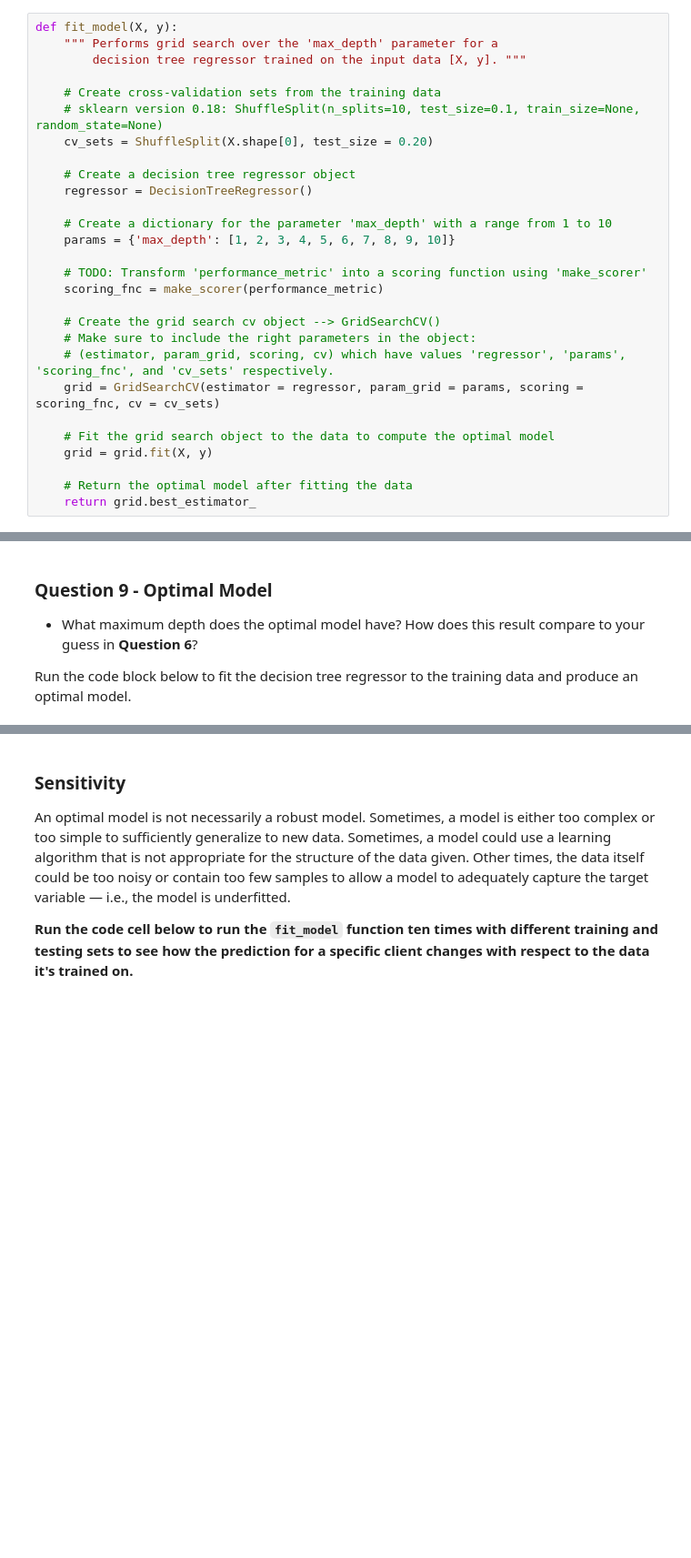
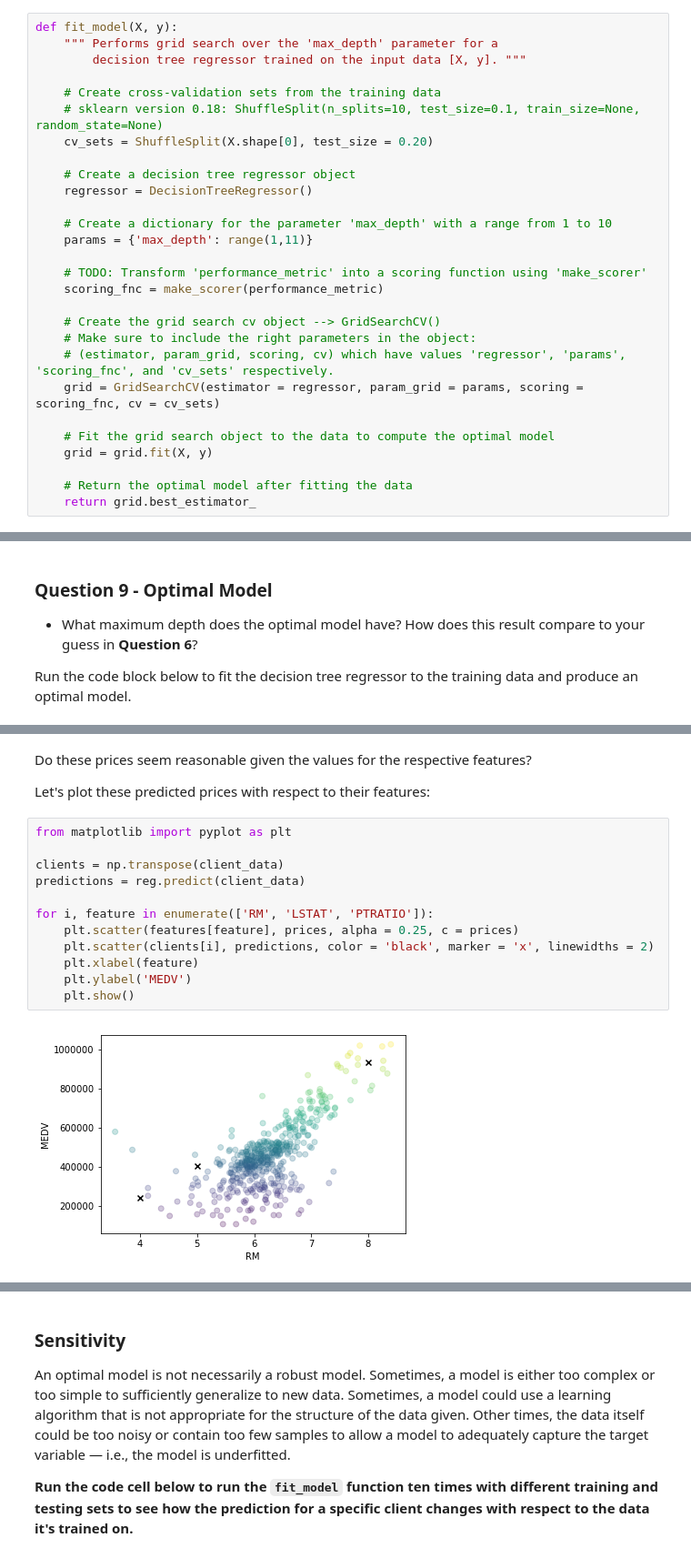
Before and after one commit to paulfoley/Udacity_Nanodegree-Machine_Learning, a Jupyter notebook: projects/boston_housing/boston_housing.ipynb, the cells around one changed output, grey strips where cells are left out. Shown at 91% size. Saved outputs shown, nothing was run; the diff lists cells and outputs as text; blank space fills up the shorter version.

```diff
--- a/projects/boston_housing/boston_housing.ipynb
+++ b/projects/boston_housing/boston_housing.ipynb
@@ -290,7 +291,7 @@ def fit_model(X, y):
     regressor = DecisionTreeRegressor()
 
     # Create a dictionary for the parameter 'max_depth' with a range from 1 to 10
-    params = {'max_depth': [1, 2, 3, 4, 5, 6, 7, 8, 9, 10]}
+    params = {'max_depth': range(1,11)}
 
     # TODO: Transform 'performance_metric' into a scoring function using 'make_scorer'
     scoring_fnc = make_scorer(performance_metric)
@@ -355,0 +362,18 @@ Predicted selling price for Client 3's home: $ 931,636.36
+# %% [markdown]
+Do these prices seem reasonable given the values for the respective features?
+
+Let's plot these predicted prices with respect to their features:
+# %%
+from matplotlib import pyplot as plt
+
+clients = np.transpose(client_data)
+predictions = reg.predict(client_data)
+
+for i, feature in enumerate(['RM', 'LSTAT', 'PTRATIO']):
+    plt.scatter(features[feature], prices, alpha = 0.25, c = prices)
+    plt.scatter(clients[i], predictions, color = 'black', marker = 'x', linewidths = 2)
+    plt.xlabel(feature)
+    plt.ylabel('MEDV')
+    plt.show()
+# %% [output]
+[figure, added]
```
Also changed, not shown: parts of 11 cells of this notebook, 1 other file.
